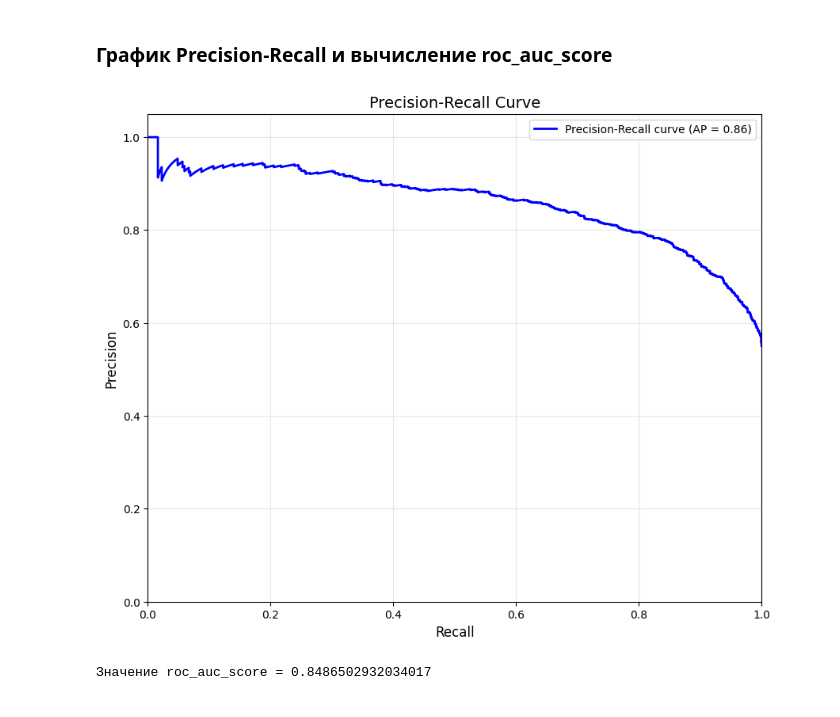
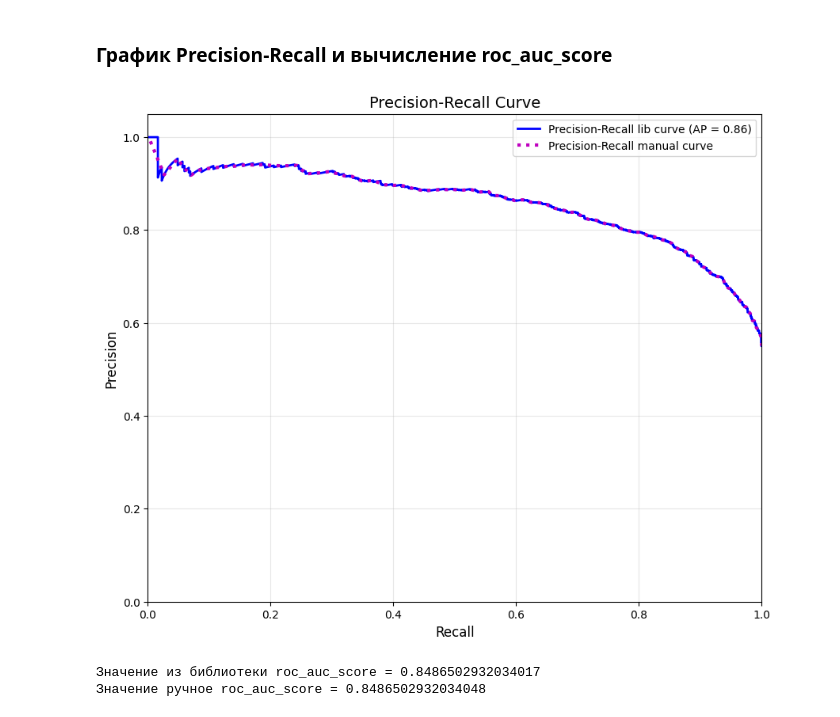
Before and after one commit to EfanRu/Netology_ML_4, a Jupyter notebook: Netology_ML5.ipynb, the cells around one changed output. Cells and saved outputs as stored; diff of their text form; code cells hidden in the pictures.

```diff
--- a/Netology_ML5.ipynb
+++ b/Netology_ML5.ipynb
@@ -105,7 +105,9 @@ X = data[features]
 X_encoded = X.copy()
 
 categorical_features = ['nationality', 'year_decade', 'sport']
+label_encoders = {}
 for col in categorical_features:
+    le = LabelEncoder()
     X_encoded[col] = le.fit_transform(X[col])
     label_encoders[col] = le
 
@@ -267,24 +276,89 @@ Text(0, 0.5, 'True Positive Rate')
 # %%
 from sklearn.metrics import precision_recall_curve, average_precision_score
 
-# Рассчитываем Precision-Recall метрики
+# Рассчитываем с помощью библиотеки Precision-Recall метрики
 precision, recall, thresholds = precision_recall_curve(y_test, predictions[:, 1])
 average_precision = average_precision_score(y_test, predictions[:, 1])
 
+# Рассчитываем в ручную Precision-Recall метрики
+def manual_precision_recall_curve(y_true, y_scores, num_thresholds=100):
+    y_true = np.array(y_true)
+    y_scores = np.array(y_scores)
+
+    # Создаем пороги от минимума до максимума с небольшим запасом
+    thresholds = np.linspace(y_scores.min() - 0.01, y_scores.max() + 0.01, num_thresholds)
+
+    precision_list = []
+    recall_list = []
+
+    for threshold in thresholds:
+        # Бинарные предсказания для текущего порога
+        y_pred = (y_scores >= threshold).astype(int)
+
+        # Расчет матрицы ошибок
+        tp = np.sum((y_pred == 1) & (y_true == 1))
+        fp = np.sum((y_pred == 1) & (y_true == 0))
+        fn = np.sum((y_pred == 0) & (y_true == 1))
+
+        # Расчет Precision и Recall
+        precision = tp / (tp + fp) if (tp + fp) > 0 else 1.0
+        recall = tp / (tp + fn) if (tp + fn) > 0 else 0.0
+
+        precision_list.append(precision)
+        recall_list.append(recall)
+
+    return np.array(precision_list), np.array(recall_list), thresholds
+
+# Применяем функцию
+precision_manual, recall_manual, thresholds_manual = manual_precision_recall_curve(
+    y_test, predictions[:, 1], num_thresholds=200
+)
+
 # Строим график
 plt.figure(figsize=(10, 8))
-plt.plot(recall, precision, 'b-', linewidth=2, label=f'Precision-Recall curve (AP = {average_precision:.2f})')
+plt.plot(recall, precision, 'b-', linewidth=2, label=f'Precision-Recall lib curve (AP = {average_precision:.2f})')
+plt.plot(recall_manual, precision_manual, 'm:', linewidth=3, label=f'Precision-Recall manual curve')
 plt.xlabel('Recall', fontsize=12)
 plt.ylabel('Precision', fontsize=12)
 plt.title('Precision-Recall Curve', fontsize=14)
 plt.legend(fontsize=10)
 plt.grid(True, alpha=0.3)
 plt.xlim([0.0, 1.0])
 plt.ylim([0.0, 1.05])
 plt.show()
 
-roc_auc_score_value = roc_auc_score(y_test, predictions[:, 1])
-print(f'Значение roc_auc_score = {roc_auc_score_value}')
+roc_auc_score_lib_value = roc_auc_score(y_test, predictions[:, 1])
+print(f'Значение из библиотеки roc_auc_score = {roc_auc_score_lib_value}')
+
+# Ручной рассчет
+def manual_roc_auc_trapezoid(fpr, tpr):
+    # Сортируем точки по FPR для правильного расчета площади
+    sorted_indices = np.argsort(fpr)
+    fpr_sorted = fpr[sorted_indices]
+    tpr_sorted = tpr[sorted_indices]
+
+    # Добавляем точку (0,0) если ее нет
+    if fpr_sorted[0] != 0 or tpr_sorted[0] != 0:
+        fpr_sorted = np.r_[0, fpr_sorted]
+        tpr_sorted = np.r_[0, tpr_sorted]
+
+    # Добавляем точку (1,1) если ее нет
+    if fpr_sorted[-1] != 1 or tpr_sorted[-1] != 1:
+        fpr_sorted = np.r_[fpr_sorted, 1]
+        tpr_sorted = np.r_[tpr_sorted, 1]
+
+    # Расчет площади методом трапеций
+    auc = 0.0
+    for i in range(1, len(fpr_sorted)):
+        dx = fpr_sorted[i] - fpr_sorted[i-1]  # ширина трапеции
+        y_avg = (tpr_sorted[i] + tpr_sorted[i-1]) / 2  # средняя высота
+        auc += dx * y_avg
+
+    return auc
+
+auc_manual = manual_roc_auc_trapezoid(fpr_manual, tpr_manual)
+print(f'Значение ручное roc_auc_score = {auc_manual}')
 # %% [output]
-[figure, old version]
+[figure, new version]
-Значение roc_auc_score = 0.8486502932034017
+Значение из библиотеки roc_auc_score = 0.8486502932034017
+Значение ручное roc_auc_score = 0.8486502932034048
```
Also changed, not shown: parts of 3 cells of this notebook.
